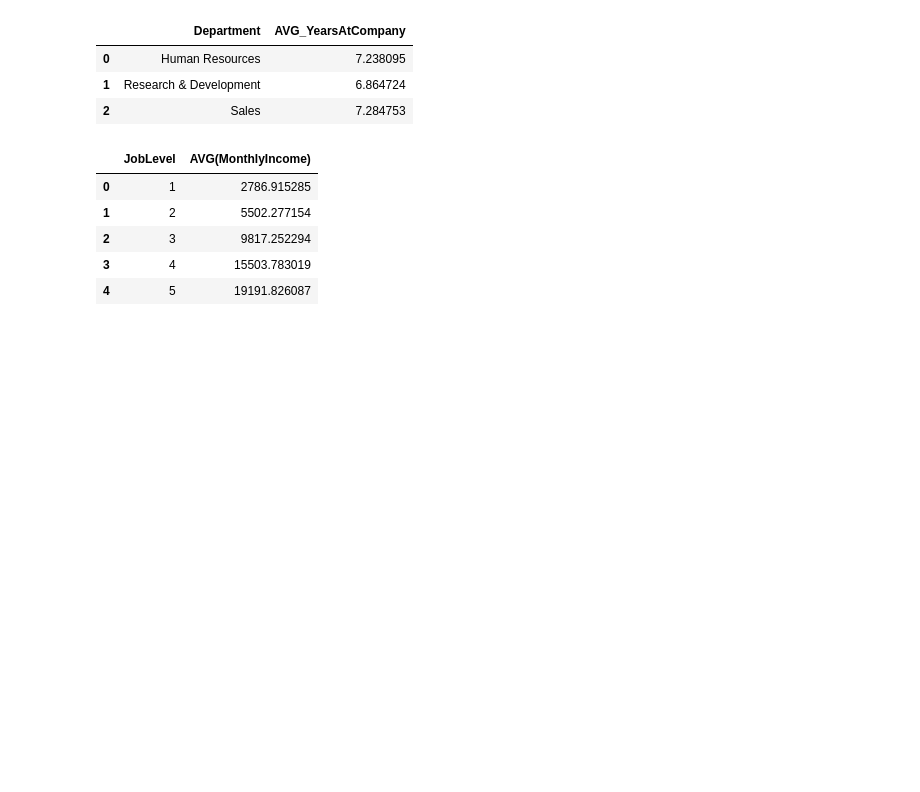
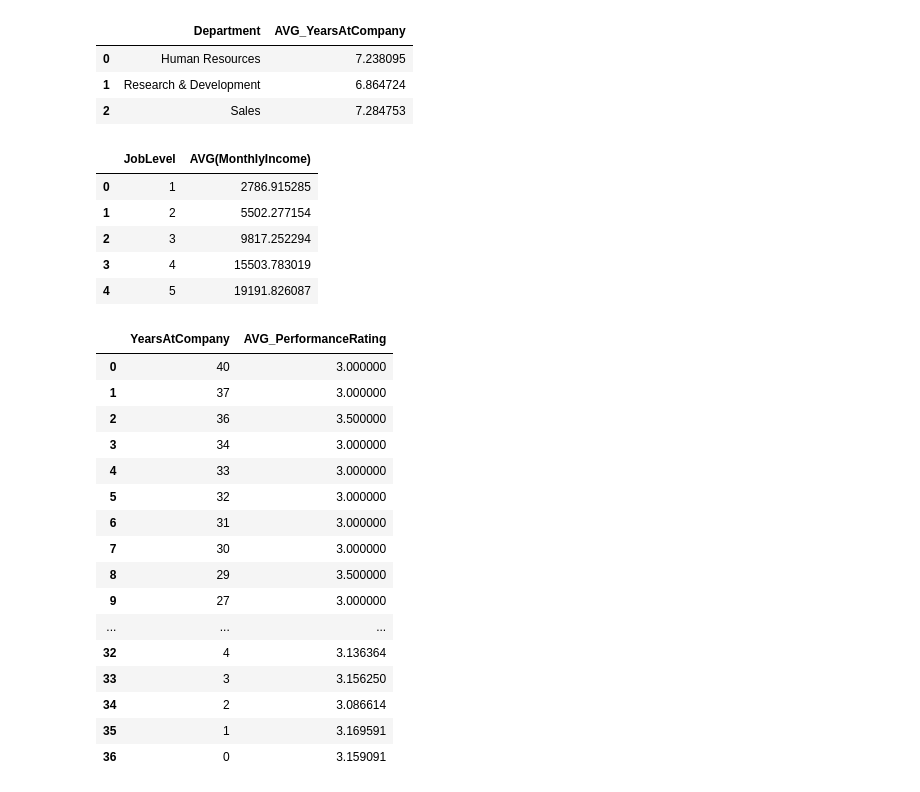
Before and after one commit to ibrahim-alatyan/HR_Analysis_DASHBOARD, a Jupyter notebook: Analysis.ipynb, the cells around one changed output. Cells and saved outputs as stored; diff of their text form; code cells hidden in the pictures; blank space fills up the shorter version.

```diff
--- a/Analysis.ipynb
+++ b/Analysis.ipynb
@@ -375,3 +375,28 @@ avg_income_joblevel_sql
 | 2 | 3 | 9817.252294 |
 | 3 | 4 | 15503.783019 |
 | 4 | 5 | 19191.826087 |
+# %%
+#Q12/ Avarage Performance rating by years at company (loyalty vs performance) ?
+per_byYear_sql = pd.read_sql_query("""SELECT YearsAtCompany, AVG(PerformanceRating) AS AVG_PerformanceRating
+                        FROM employees
+                        GROUP BY YearsAtCompany
+                        ORDER BY YearsAtCompany DESC;""",conn)
+per_byYear_sql
+# %% [output]
+|  | YearsAtCompany | AVG_PerformanceRating |
+| 0 | 40 | 3.000000 |
+| 1 | 37 | 3.000000 |
+| 2 | 36 | 3.500000 |
+| 3 | 34 | 3.000000 |
+| 4 | 33 | 3.000000 |
+| 5 | 32 | 3.000000 |
+| 6 | 31 | 3.000000 |
+| 7 | 30 | 3.000000 |
+| 8 | 29 | 3.500000 |
+| 9 | 27 | 3.000000 |
+| ... | ... | ... |
+| 32 | 4 | 3.136364 |
+| 33 | 3 | 3.156250 |
+| 34 | 2 | 3.086614 |
+| 35 | 1 | 3.169591 |
+| 36 | 0 | 3.159091 |
```
